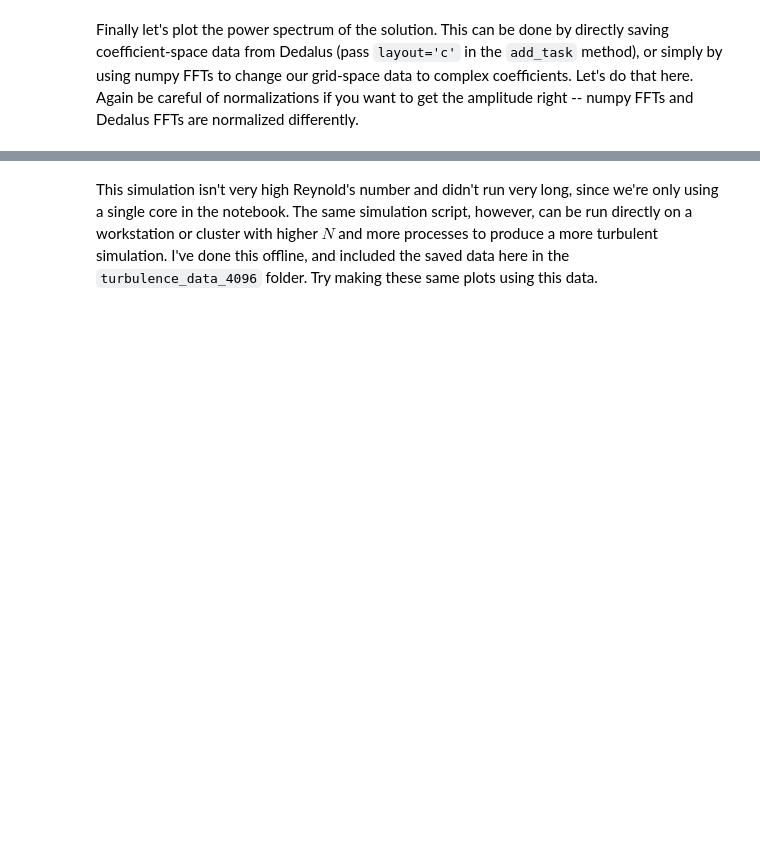
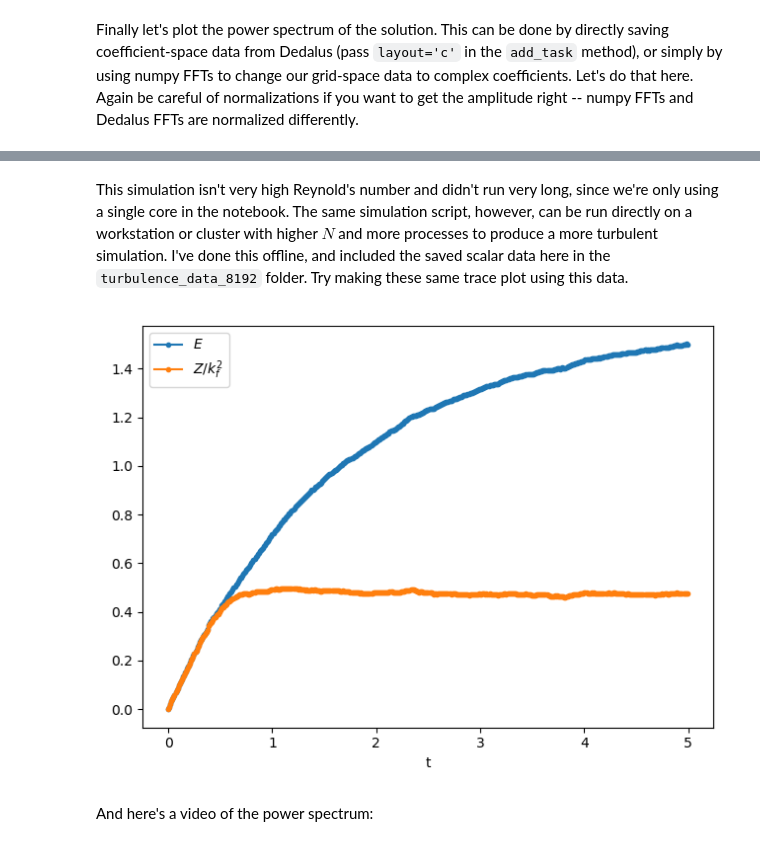
Before and after one commit to kburns/cism_dedalus_2023, a Jupyter notebook: lecture_3_2d_turbulence.ipynb, the cells around one changed output, grey strips where cells are left out. Saved outputs shown, nothing was run; the diff lists cells and outputs as text; code cells hidden in the pictures; blank space fills up the shorter version.

```diff
--- a/lecture_3_2d_turbulence.ipynb
+++ b/lecture_3_2d_turbulence.ipynb
@@ -420,5 +420,25 @@ plt.tight_layout()
 # %% [markdown]
 This simulation isn't very high Reynold's number and didn't run very long, since we're only using a single core in the notebook.
 The same simulation script, however, can be run directly on a workstation or cluster with higher $N$ and more processes to produce a more turbulent simulation.
-I've done this offline, and included the saved data here in the `turbulence_data_4096` folder.
-Try making these same plots using this data.
+I've done this offline, and included the saved scalar data here in the `turbulence_data_8192` folder.
+Try making these same trace plot using this data.
+# %%
+import h5py
+
+# Load energy and enstrophy traces
+scalars = h5py.File('turbulence_data_8192/scalars/scalars_s1.h5', mode='r')
+E = scalars['tasks']['E'][:]
+Z = scalars['tasks']['Z'][:]
+t = scalars['tasks']['E'].dims[0]['sim_time'][:]
+
+# Plot data
+plt.figure()
+plt.plot(t, E.ravel(), '.-', label=r'$E$')
+plt.plot(t, Z.ravel()/kf**2, '.-', label=r'$Z / k_f^2$')
+plt.xlabel('t')
+plt.legend()
+plt.tight_layout()
+# %% [output]
+[figure, added]
+# %% [markdown]
+And here's a video of the power spectrum:
```
Also changed, not shown: parts of 8 cells of this notebook, 4 other files.
